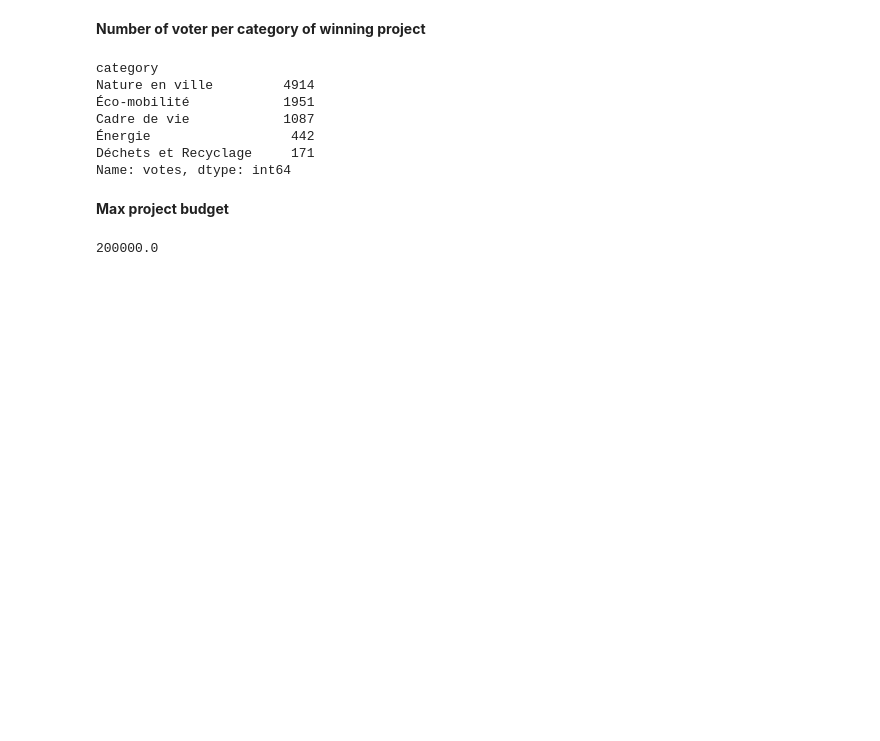
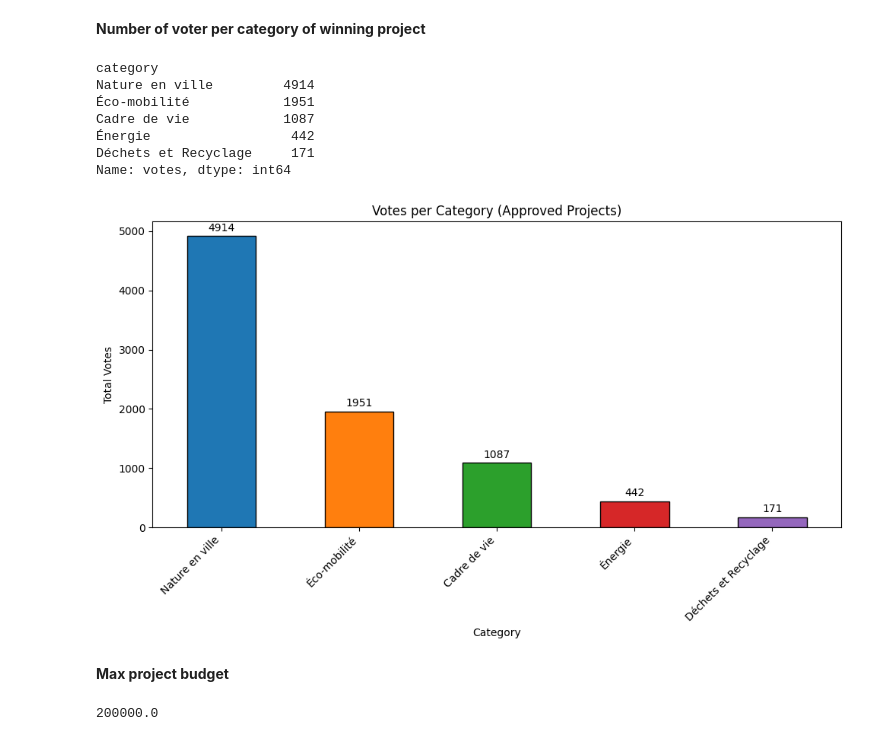
Before and after one commit to SamuelMalaga/M2IS-Internship-XAI, a Jupyter notebook: XAI_Descritpive_analysis.ipynb, the cells around one changed output. Drawn from its saved outputs; the diff is of its cells as text; code cells hidden in the pictures; blank space fills up the shorter version.

```diff
--- a/XAI_Descritpive_analysis.ipynb
+++ b/XAI_Descritpive_analysis.ipynb
@@ -289,6 +344,42 @@ Cadre de vie            1087
 Énergie                  442
 Déchets et Recyclage     171
 Name: votes, dtype: int64
+# %%
+# Full set of categories and fixed colors
+category_colors = {
+    'Nature en ville': '#1f77b4',
+    'Éco-mobilité': '#ff7f0e',
+    'Cadre de vie': '#2ca02c',
+    'Énergie': '#d62728',
+    'Déchets et Recyclage': '#9467bd'
+}
+
+# Filtered data: only approved projects
+approvedProjects = aggregatedProjectsDF.loc[aggregatedProjectsDF.approved]
+votes_per_category_winner = approvedProjects.groupby('category')['votes'].sum()
+votes_per_category_winner = votes_per_category_winner.sort_values(ascending=False)
+
+# Get colors in correct order for the current plot
+colors = [category_colors[cat] for cat in votes_per_category_winner.index]
+
+# Plot
+plt.figure(figsize=(10, 6))
+ax = votes_per_category_winner.plot(kind='bar', color=colors, edgecolor='black')
+
+# Customize
+plt.title('Votes per Category (Approved Projects)')
+plt.xlabel('Category')
+plt.ylabel('Total Votes')
+plt.xticks(rotation=45, ha='right')
+
+# Add value labels
+for i, value in enumerate(votes_per_category_winner):
+    ax.text(i, value + 50, str(value), ha='center', va='bottom')
+
+plt.tight_layout()
+plt.show()
+# %% [output]
+[figure, added]
 # %% [markdown]
 **Max project budget**
 # %%
```
Also changed, not shown: parts of 5 cells of this notebook, 12 other files.
